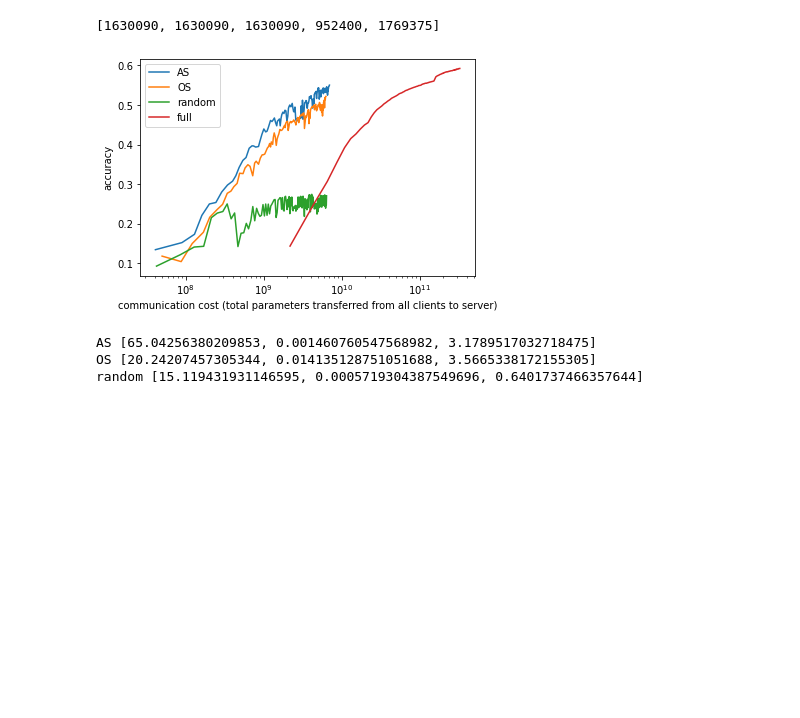
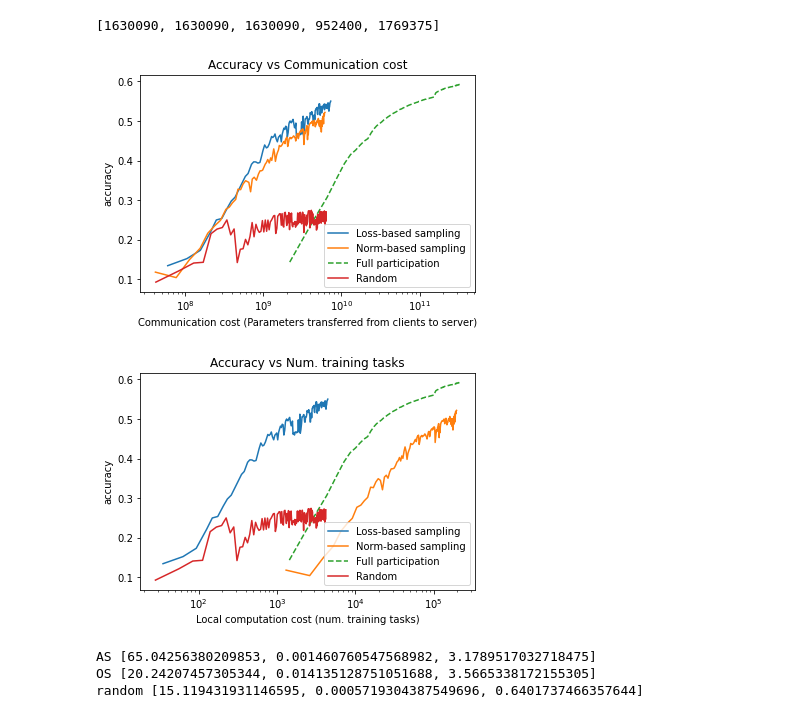
Before and after one commit to haoran-zh/mmfl-Dec, a Jupyter notebook: new_idea.ipynb, the cells around one changed output. Drawn from its saved outputs; the diff is of its cells as text; code cells hidden in the pictures; blank space fills up the shorter version.

```diff
--- a/new_idea.ipynb
+++ b/new_idea.ipynb
@@ -37,6 +37,6 @@ plt.show()
 # %%
 # folder_name = "./result/5task_nnnnn_mse_lessVennc0.1_AS_a1_17"
-folder_name = "./result/1task_nnnnn_lessVennc0.1uv0.9_AS_a1_15"
+folder_name = "./result/3task_nnnnn_lessVennc0.1uv0.90.1_AS_14"
 task_num = 1
 # read localLoss_exp0_algo0.npy
 import numpy as np
@@ -663,7 +721,9 @@ with open(folder_communicationOS+"/psi_OS.pkl", "rb") as f:
     psi = pickle.load(f)
 round = 150
 communication_cost_list = []
+task_count_list = []
 total_communication = 0
+total_task_count = 0
 for r in range(round):
     chosen_clients, clients_task = generate_allocation(psi[r])
     # based on
@@ -672,9 +732,12 @@ for r in range(round):
         parameters_num = model_parameters_list[task_idx]
         total_communication += parameters_num
         # also consider AS needs uploading the loss value for all clients, and then send back the probability
+    total_task_count += processor_num * 5
     total_communication += 120*2
     communication_cost_list.append(total_communication)
+    task_count_list.append(total_task_count)
 communication_cost_listOS = communication_cost_list
+task_count_listOS = task_count_list
 # %%
 # random and full participation
 folder_communicationrandom = "./result/5task_nnnnn_fffse_lessVenn_random_14"
@@ -702,7 +765,9 @@ with open(folder_communicationrandom+"/venn_matrix.pkl", "rb") as f:
 round = 150
 allowed_communication = 0.1*processor_num
 communication_cost_list = []
+task_count_list = []
 total_communication = 0
+total_task_count = 0
 for r in range(round):
     chosen_clients = random.sample(clients_process, int(allowed_communication))
     # allocate task based on venn matrix
@@ -714,16 +779,20 @@ for r in range(round):
         task_idx = clients_task[i]
         parameters_num = model_parameters_list[task_idx]
         total_communication += parameters_num
+        total_task_count += 1
         # also consider AS needs uploading the loss value for all clients, and then send back the probability
     communication_cost_list.append(total_communication)
+    task_count_list.append(total_task_count)
 communication_cost_listrandom = communication_cost_list
-
+task_count_listrandom = task_count_list
 
 # full participation
 round = 150
 client_num = 120
 communication_cost_list = []
+task_count_list = []
 total_communication = 0
+total_task_count = 0
 for r in range(round):
     # choose all processors for all task
     # based on
@@ -732,43 +801,63 @@ for r in range(round):
         for task_idx in range(len(model_parameters_list)):
             parameters_num = model_parameters_list[task_idx] * p_num
             total_communication += parameters_num
+            total_task_count += p_num
         # also consider AS needs uploading the loss value for all clients, and then send back the probability
+
     communication_cost_list.append(total_communication)
+    task_count_list.append(total_task_count)
 communication_cost_listfull = communication_cost_list
+task_count_listfull = task_count_list
 # %%
 # plot the communication cost and accuracy (x axis as communication cost, y axis as accuracy)
 # read mcf_i_globalAcc_exp0_algo0.npy
 import numpy as np
 import matplotlib.pyplot as plt
 # AS
 globalAcc_AS = np.load(folder_communicationAS+"/mcf_i_globalAcc_exp0_algo0.npy")
 avg_acc_AS = np.mean(globalAcc_AS, axis=0)
-plt.plot(communication_cost_listAS, avg_acc_AS, label="AS")
+plt.plot(communication_cost_listAS, avg_acc_AS, label="Loss-based sampling")
 # OS
 globalAcc_OS = np.load(folder_communicationOS+"/mcf_i_globalAcc_exp0_algo0.npy")
 avg_acc_OS = np.mean(globalAcc_OS, axis=0)
-plt.plot(communication_cost_listOS, avg_acc_OS, label="OS")
+plt.plot(communication_cost_listOS, avg_acc_OS, label="Norm-based sampling")
+
+# full
+globalAcc_full = np.load(folder_communicationfull+"/mcf_i_globalAcc_exp0_algo0.npy")
+avg_acc_full = np.mean(globalAcc_full, axis=0)
+plt.plot(communication_cost_listfull, avg_acc_full, label="Full participation", linestyle='--')
 
 # random
 globalAcc_random = np.load(folder_communicationrandom+"/mcf_i_globalAcc_exp0_algo0.npy")
 avg_acc_random = np.mean(globalAcc_random, axis=0)
-plt.plot(communication_cost_listrandom, avg_acc_random, label="random")
-
-# full
-globalAcc_full = np.load(folder_communicationfull+"/mcf_i_globalAcc_exp0_algo0.npy")
-avg_acc_full = np.mean(globalAcc_full, axis=0)
-plt.plot(communication_cost_listfull, avg_acc_full, label="full")
+plt.plot(communication_cost_listrandom, avg_acc_random, label="Random")
 
 
 
 # change x axis as log scale
 plt.xscale('log')
-plt.xlabel("communication cost (total parameters transferred from all clients to server)")
+plt.xlabel("Communication cost (Parameters transferred from clients to server)")
 plt.ylabel("accuracy")
 plt.legend()
+plt.title("Accuracy vs Communication cost")
 plt.show()
+
+
+# also plot the task count
+plt.plot(task_count_listAS, avg_acc_AS, label="Loss-based sampling")
+plt.plot(task_count_listOS, avg_acc_OS, label="Norm-based sampling")
+plt.plot(task_count_listfull, avg_acc_full, label="Full participation", linestyle='--')
+plt.plot(task_count_listrandom, avg_acc_random, label="Random")
+
+plt.xscale('log')
+plt.xlabel("Local computation cost (num. training tasks)")
+plt.ylabel("accuracy")
+plt.legend()
+plt.title("Accuracy vs Num. training tasks")
+plt.show()
 # %% [output]
-[figure, old version]
+[figure, new version]
+[figure, added]
 # %%
 def get_optimal_sampling_psi(dis, gradient_record, client_task_ability, clients_process, venn_matrix): # gradient record is norm
     # gradient_record: the shape is [task_index][client_index]
```
Also changed, not shown: parts of 15 cells of this notebook.
